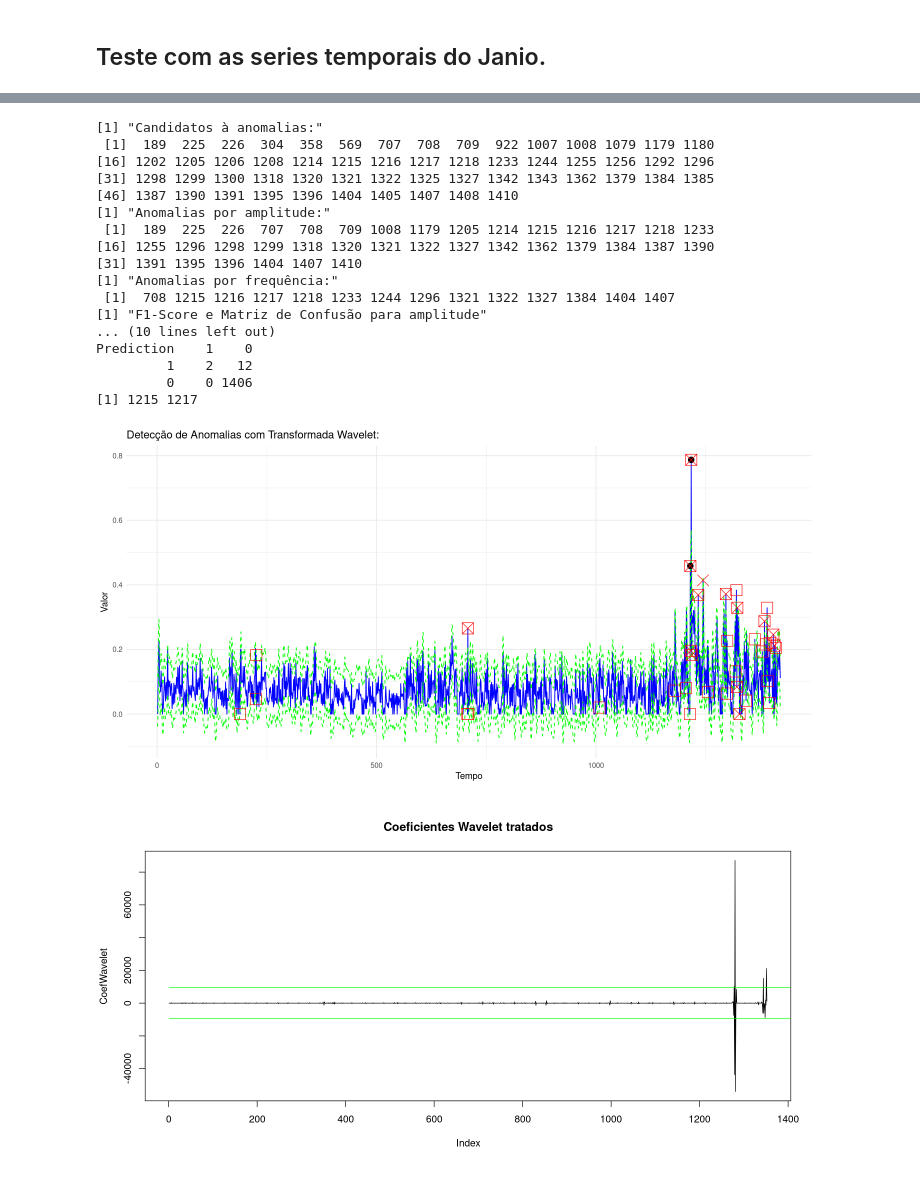
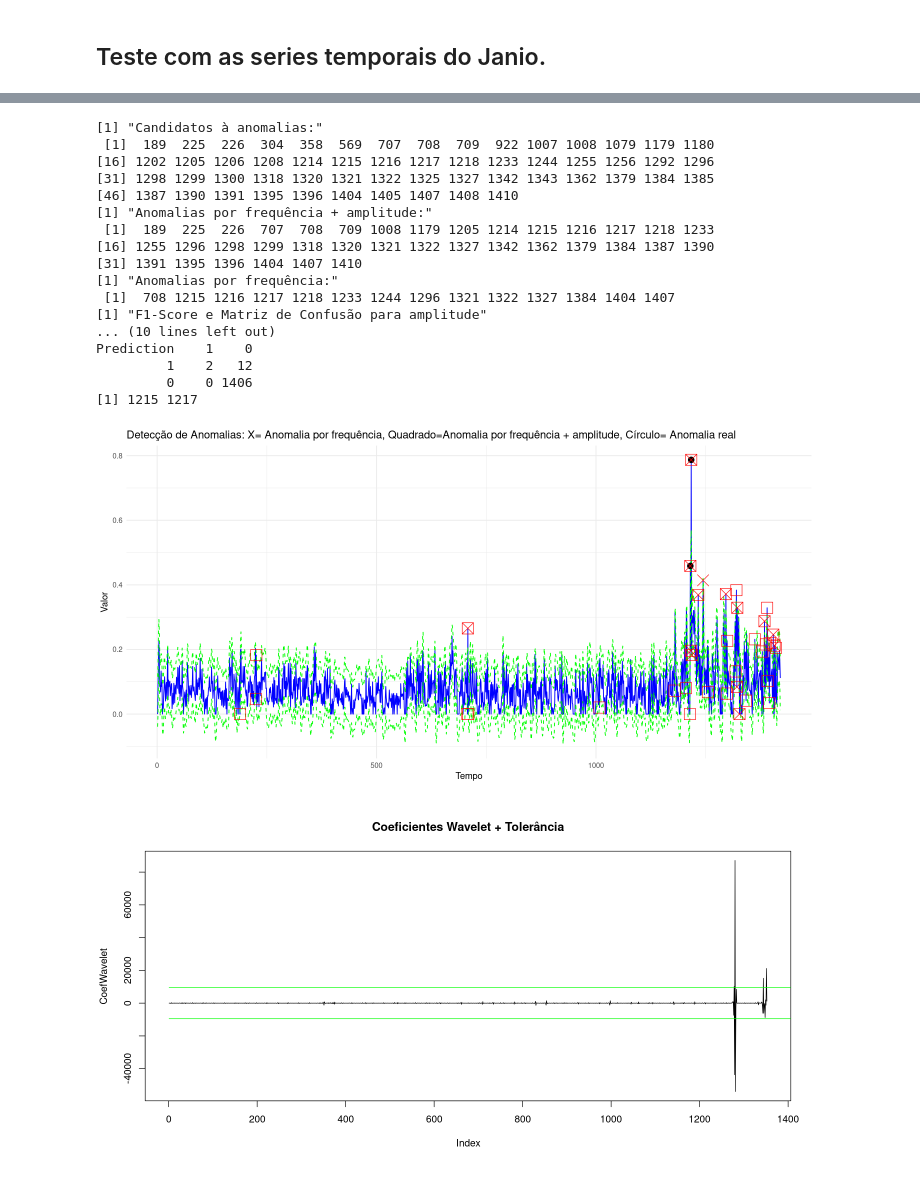
Before and after one commit to AntonioMello1973/Topicos_Especiais_Mineracao_Dados, a Jupyter notebook: DWT-Rev5.ipynb, the cells around one changed output, grey strips where cells are left out. Drawn from its saved outputs; the diff is of its cells as text; code cells hidden in the pictures.

```diff
--- a/DWT-Rev5.ipynb
+++ b/DWT-Rev5.ipynb
@@ -59,7 +59,7 @@ for (exemplo in exemplos){
     #CoefWavelet <-  CoefWavelet[-c((length(CoefWavelet)-descarte+1) : length(CoefWavelet))]
 
     # 4) Exibindo os coeficientes Wavelet + tolerância
-    plot(CoefWavelet, main="Coeficientes Wavelet tratados", type="l")
+    plot(CoefWavelet, main="Coeficientes Wavelet + Tolerância", type="l")
     cw_tol <- mean(CoefWavelet) + (desvios * sd(CoefWavelet))
     lines(wt_ct@W$W1 + cw_tol, type="l", col="green")
     lines(wt_ct@W$W1 - cw_tol, type="l", col="green")
@@ -125,13 +125,14 @@ for (exemplo in exemplos){
                 geom_point(aes(x=t[anomaly], y=data[anomaly]), color="red", size=3) +
                 geom_point(aes(x=t[anomaly_cw_tol], y=data[anomaly_cw_tol]), color="red", size=6, shape=4) +
                 geom_point(aes(x=t[anomaly_ap_tol], y=data[anomaly_ap_tol]), color="red", size=6, shape=0) +
-                labs(title=paste("Detecção de Anomalias com Transformada Wavelet:"), x="Tempo", y="Valor") +
+                labs(title="Detecção de Anomalias: X= Anomalia por frequência, Quadrado=Anomalia por frequência + amplitude",
+                     x="Tempo", y="Valor") +
                 theme_minimal()
     plot(anomalia)
 
     print("Candidatos à anomalias:")
     print(anomaly)
-    print("Anomalias por amplitude:")
+    print("Anomalias por frequência + amplitude:")
     print(anomaly_ap_tol)
     print("Anomalias por frequência:")
     print(anomaly_cw_tol)
@@ -212,7 +213,7 @@ for (exemplo in exemplos){
     #CoefWavelet <-  CoefWavelet[-c((length(CoefWavelet)-descarte+1) : length(CoefWavelet))]
 
     # 4) Exibindo os coeficientes Wavelet + tolerância
-    plot(CoefWavelet, main="Coeficientes Wavelet tratados", type="l")
+    plot(CoefWavelet, main="Coeficientes Wavelet + Tolerância", type="l")
     cw_tol <- mean(CoefWavelet) + (desvios * sd(CoefWavelet))
     lines(wt_ct@W$W1 + cw_tol, type="l", col="green")
     lines(wt_ct@W$W1 - cw_tol, type="l", col="green")
@@ -305,13 +306,14 @@ for (exemplo in exemplos){
                 geom_point(aes(x=t[anomalia_real], y=data[anomalia_real]), color="black", size=3) +
                 geom_point(aes(x=t[anomaly_cw_tol], y=data[anomaly_cw_tol]), color="red", size=6, shape=4) +
                 geom_point(aes(x=t[anomaly_ap_tol], y=data[anomaly_ap_tol]), color="red", size=6, shape=0) +
-                labs(title="Detecção de Anomalias com Transformada Wavelet:", x="Tempo", y="Valor") +
+                labs(title="Detecção de Anomalias: X= Anomalia por frequência, Quadrado=Anomalia por frequência + amplitude, Círculo= Anomalia real",
+                     x="Tempo", y="Valor") +
                 theme_minimal()
     plot(anomalia)
 
     print("Candidatos à anomalias:")
     print(anomaly)
-    print("Anomalias por amplitude:")
+    print("Anomalias por frequência + amplitude:")
     print(anomaly_ap_tol)
     print("Anomalias por frequência:")
     print(anomaly_cw_tol)
@@ -328,23 +330,23 @@ for (exemplo in exemplos){
 [figure]
 [1] "Candidatos à anomalias:"
  [1]  189  225  226  304  358  569  707  708  709  922 1007 1008 1079 1179 1180
 [16] 1202 1205 1206 1208 1214 1215 1216 1217 1218 1233 1244 1255 1256 1292 1296
 [31] 1298 1299 1300 1318 1320 1321 1322 1325 1327 1342 1343 1362 1379 1384 1385
 [46] 1387 1390 1391 1395 1396 1404 1405 1407 1408 1410
-[1] "Anomalias por amplitude:"
+[1] "Anomalias por frequência + amplitude:"
  [1]  189  225  226  707  708  709 1008 1179 1205 1214 1215 1216 1217 1218 1233
 [16] 1255 1296 1298 1299 1318 1320 1321 1322 1327 1342 1362 1379 1384 1387 1390
 [31] 1391 1395 1396 1404 1407 1410
 [1] "Anomalias por frequência:"
  [1]  708 1215 1216 1217 1218 1233 1244 1296 1321 1322 1327 1384 1404 1407
 [1] "F1-Score e Matriz de Confusão para amplitude"
 ... (10 lines left out)
 Prediction    1    0
          1    2   12
          0    0 1406
 [1] 1215 1217
-[figure, old version]
+[figure, new version]
-[figure, old version]
+[figure, new version]
 [figure]
 [1] "Candidatos à anomalias:"
   [1]   89  113  115  120  121  137  161  185  187  209  233  257  259  265  281
```
Also changed, not shown: parts of 2 cells of this notebook.
